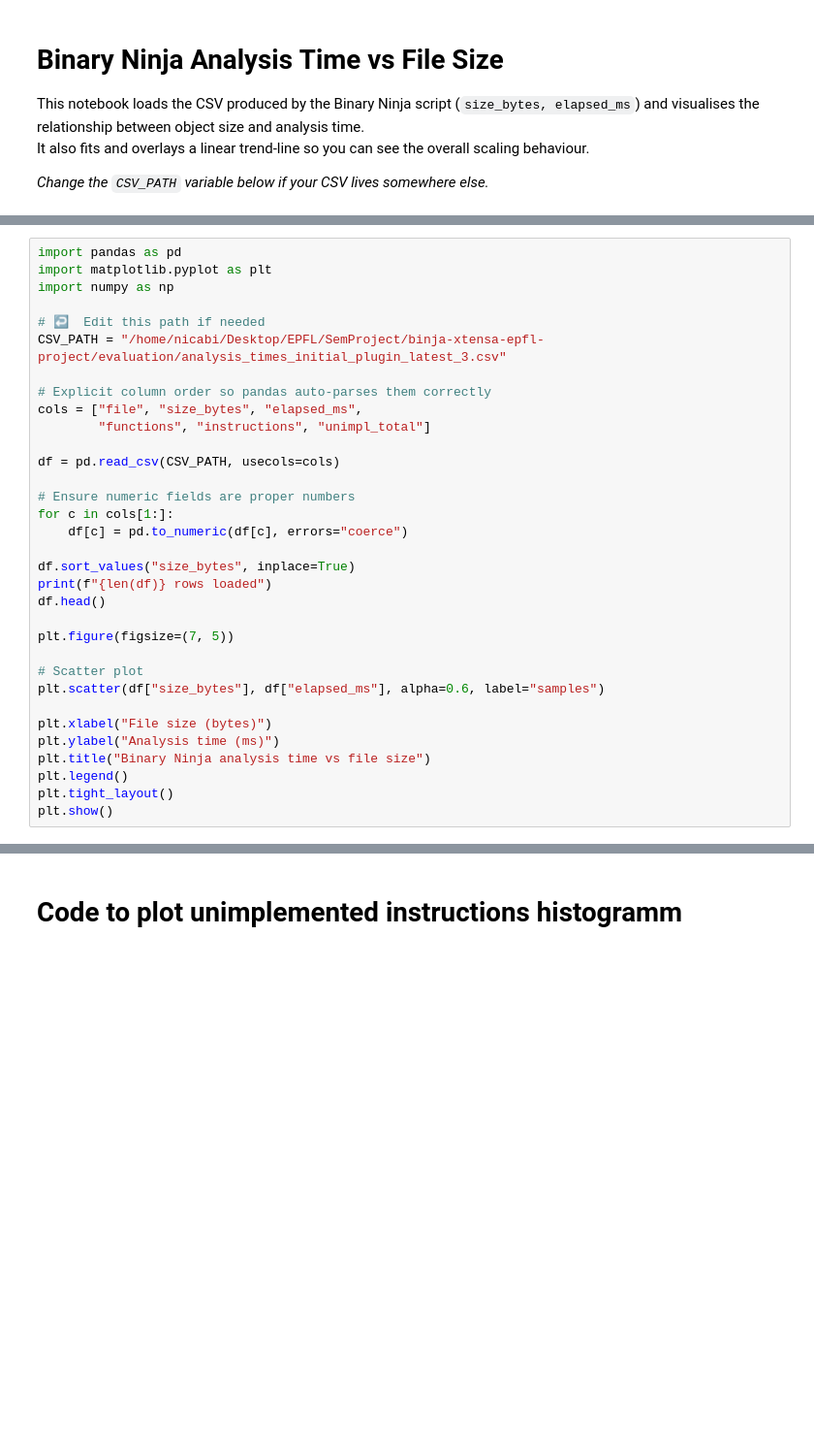
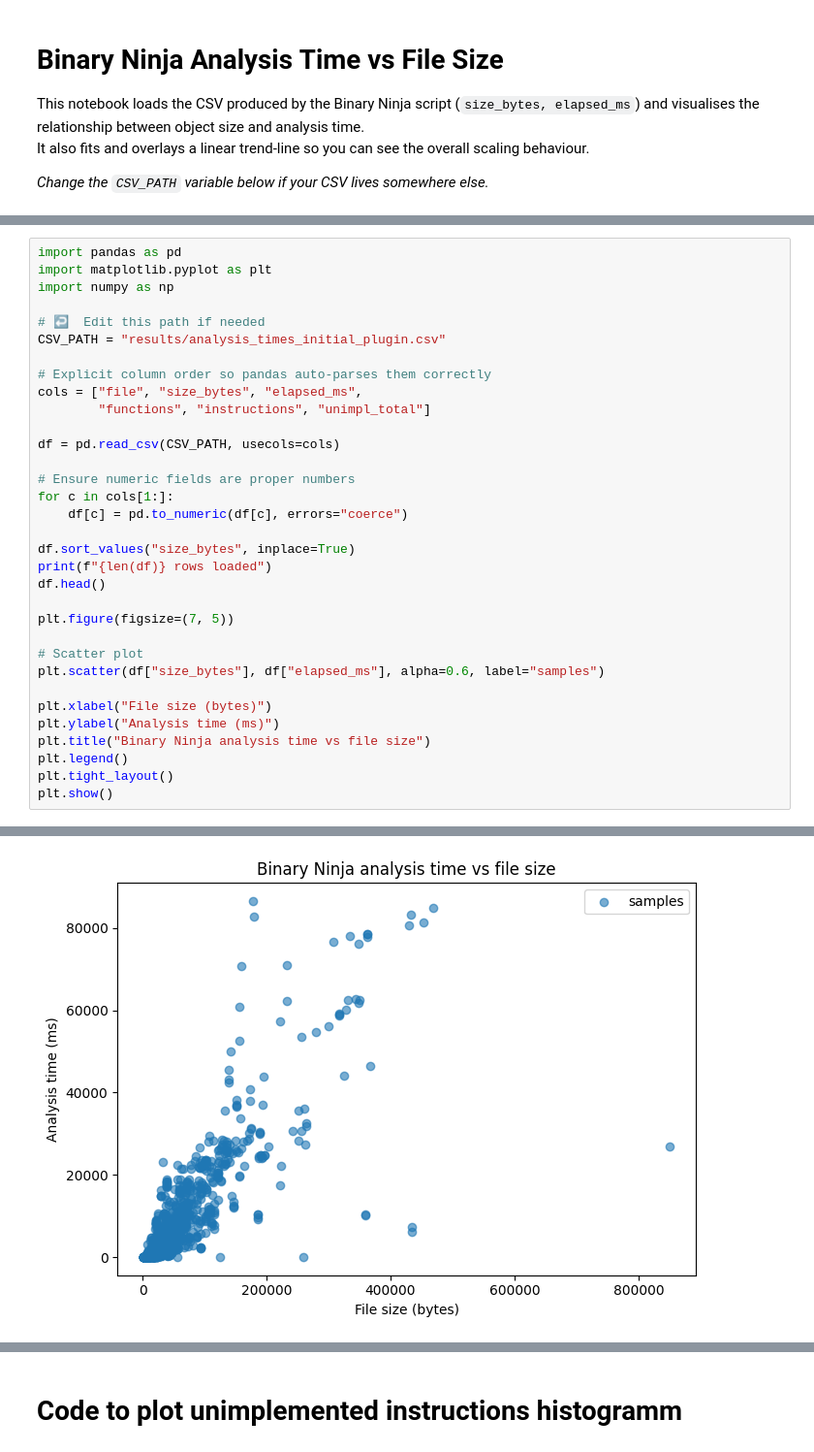
Before and after one commit to nicabi/binja-xtensa-epfl-project, a Jupyter notebook: evaluation/plotter.ipynb, the cells around one changed output, grey strips where cells are left out. Shown: that part at 97% size. Cells and saved outputs as stored; diff of their text form; blank space fills up the shorter version.

```diff
--- a/evaluation/plotter.ipynb
+++ b/evaluation/plotter.ipynb
@@ -46,7 +47,7 @@ import matplotlib.pyplot as plt
 import numpy as np
 
 # ↩️  Edit this path if needed
-CSV_PATH = "/home/nicabi/Desktop/EPFL/SemProject/binja-xtensa-epfl-project/evaluation/analysis_times_initial_plugin_latest_3.csv"
+CSV_PATH = "results/analysis_times_initial_plugin.csv"
 
 # Explicit column order so pandas auto-parses them correctly
 cols = ["file", "size_bytes", "elapsed_ms",
@@ -78,3 +79,4 @@ ValueError: Usecols do not match columns, columns expected but not found: ['inst
+[figure, added]
 # %%
 import pandas as pd
 import matplotlib.pyplot as plt
```
Also changed, not shown: parts of 5 cells of this notebook, 2 other files.
